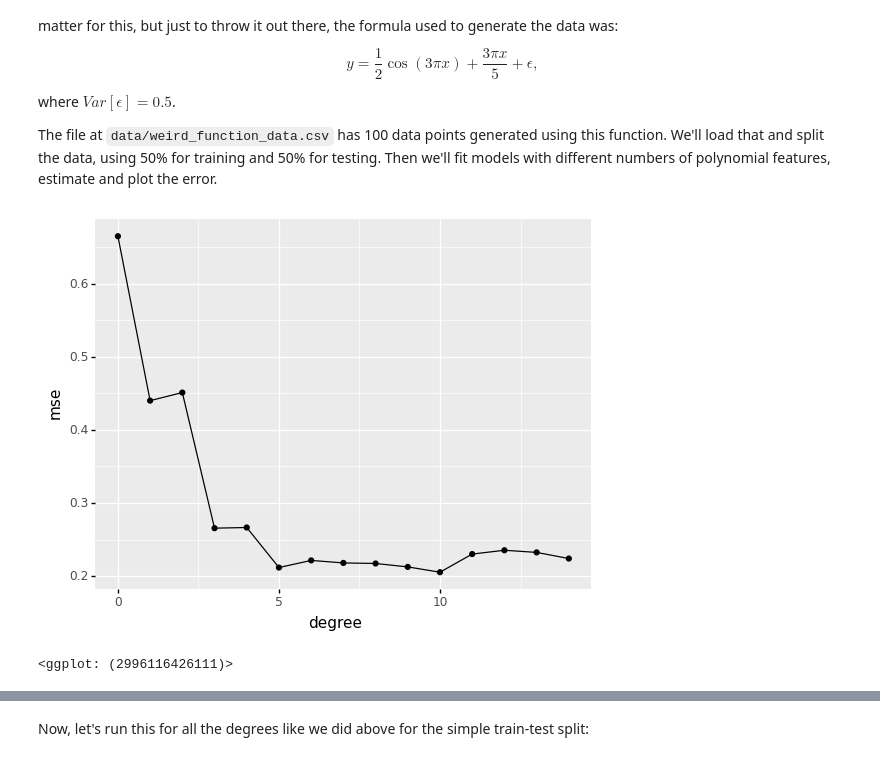
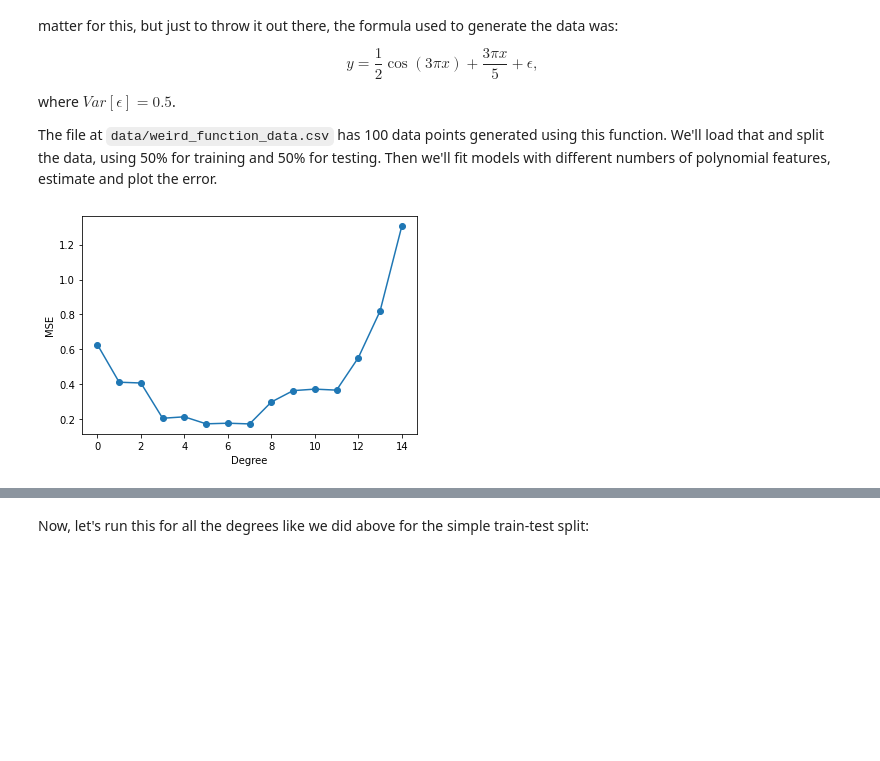
Before and after one commit to AIBiology/Jupyter_Content, a Jupyter notebook: teach_08_Bias_variance_tradeoff.ipynb, the cells around one changed output, grey strips where cells are left out. Saved outputs shown, nothing was run; the diff lists cells and outputs as text; code cells hidden in the pictures; blank space fills up the shorter version.

```diff
--- a/teach_08_Bias_variance_tradeoff.ipynb
+++ b/teach_08_Bias_variance_tradeoff.ipynb
@@ -283,29 +284,40 @@ y = df.y # get the y values
 # %%
 #Split our data
 X_train, X_test, y_train, y_test = train_test_split(X, y, test_size=0.5)
 
 def mse(model, x, y):
     return np.mean((y-model.predict(x))**2)
 
 err = []
 degrees = range(15)
 
 for degree in degrees:
     # Make our model
     model = Pipeline([
         ('poly', PolynomialFeatures(degree=degree)),
         ('linreg', LinearRegression(fit_intercept=False))
     ])
 
     # Fit the model
     model.fit(X_train,y_train)
     err.append(mse(model, X_test, y_test)) # Get MSE for model and append to list
 
 err_df = pd.DataFrame({'degree':degrees, 'mse':err})
-pn.ggplot(err_df, pn.aes(x='degree', y='mse')) + pn.geom_line() + pn.geom_point()
+
+# Line plot
+plt.plot(err_df['degree'], err_df['mse'], label='MSE by Degree')
+
+# Overlay points
+plt.scatter(err_df['degree'], err_df['mse'])
+
+# Adding labels and title
+plt.xlabel('Degree')
+plt.ylabel('MSE')
+
+# Display the plot
+plt.show()
 # %% [output]
-[figure, old version]
+[figure, new version]
-<ggplot: (2996116426111)>
 # %% [markdown]
 Run the above code each time...you should get quite different results with each realization. Each run splits the data into training and testing datasets randomly. With each split, we get quite different values for out error estimates.
 
```
Also changed, not shown: parts of 15 cells of this notebook, 1 other file.
